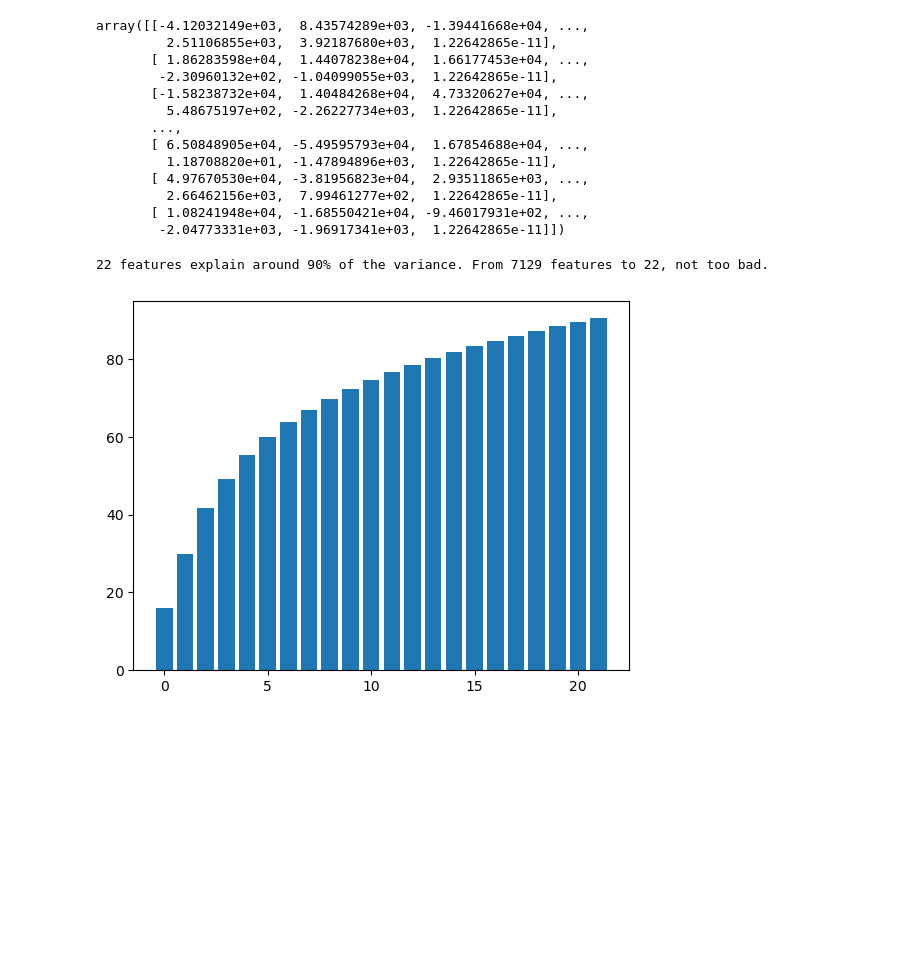
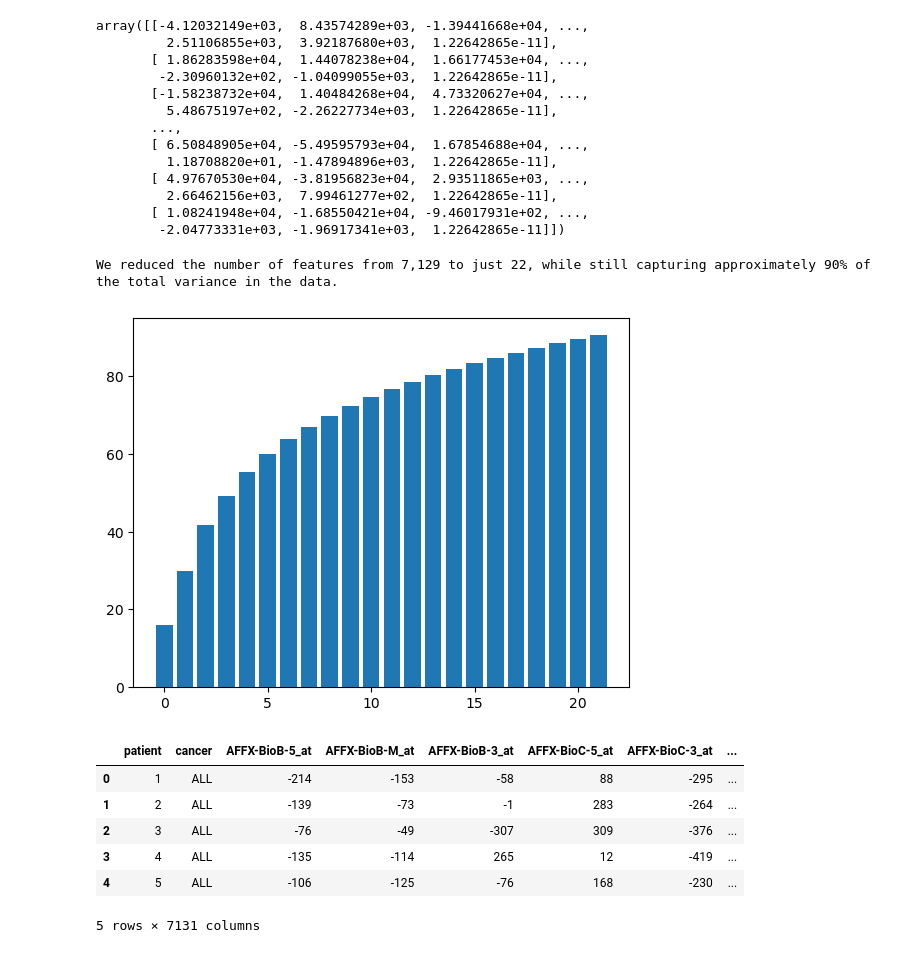
Before and after one commit to brbergamo/gene_expression_project, a Jupyter notebook: gene_expression_notebook.ipynb, the cells around one changed output. Saved outputs shown, nothing was run; the diff lists cells and outputs as text; code cells hidden in the pictures; blank space fills up the shorter version.

```diff
--- a/gene_expression_notebook.ipynb
+++ b/gene_expression_notebook.ipynb
@@ -269,7 +256,7 @@ while current_variance/total < 0.90:
     current_variance += pca.explained_variance_[k]
     k += 1
 
-print(k, " features explain around 90% of the variance. From 7129 features to ", k, ", not too bad.", sep='')
+print(f"We reduced the number of features from 7,129 to just {k}, while still capturing approximately 90% of the total variance in the data.")
 
 
 pca = PCA(n_components=k)
@@ -282,5 +269,17 @@ var_exp = pca.explained_variance_ratio_.cumsum()
 var_exp = var_exp*100
 plt.bar(range(k), var_exp);
 # %% [output]
-22 features explain around 90% of the variance. From 7129 features to 22, not too bad.
+We reduced the number of features from 7,129 to just 22, while still capturing approximately 90% of the total variance in the data.
 [figure]
+# %%
+y_train["patient"] = y_train["patient"].astype(str)
+df_merged = pd.merge(y_train, X_train_t, left_on='patient', right_index=True)
+df_merged.head()
+# %% [output]
+|  | patient | cancer | AFFX-BioB-5_at | AFFX-BioB-M_at | AFFX-BioB-3_at | AFFX-BioC-5_at | AFFX-BioC-3_at | ... |
+| 0 | 1 | ALL | -214 | -153 | -58 | 88 | -295 | ... |
+| 1 | 2 | ALL | -139 | -73 | -1 | 283 | -264 | ... |
+| 2 | 3 | ALL | -76 | -49 | -307 | 309 | -376 | ... |
+| 3 | 4 | ALL | -135 | -114 | 265 | 12 | -419 | ... |
+| 4 | 5 | ALL | -106 | -125 | -76 | 168 | -230 | ... |
+5 rows × 7131 columns
```
Also changed, not shown: parts of 4 cells of this notebook.
